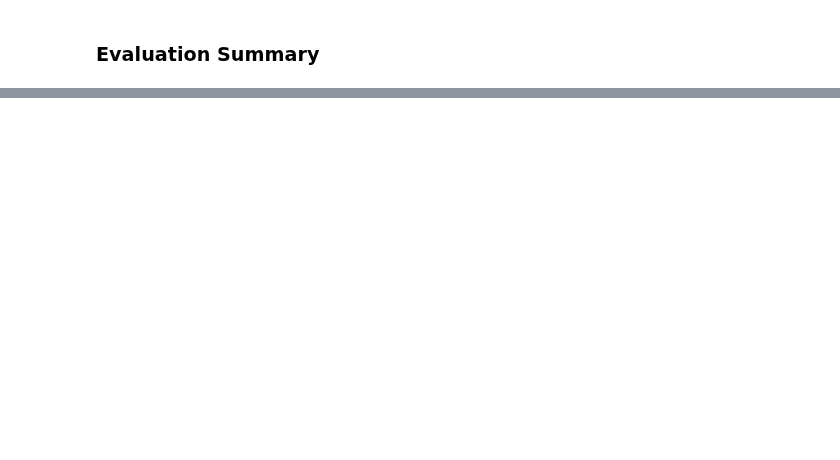
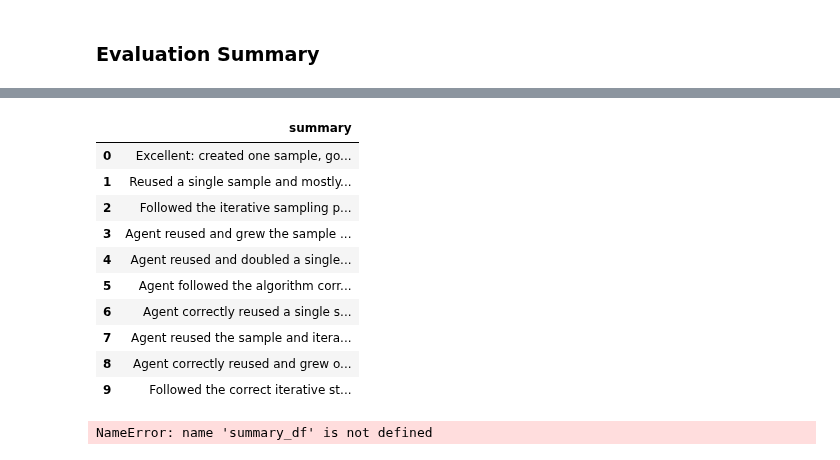
Before and after one commit to nerdai/llm-agents-from-scratch, a Jupyter notebook: capstone/capstone_1_ch05.ipynb, the cells around one changed output, grey strips where cells are left out. Drawn from its saved outputs; the diff is of its cells as text; code cells hidden in the pictures; blank space fills up the shorter version.

```diff
--- a/capstone/capstone_1_ch05.ipynb
+++ b/capstone/capstone_1_ch05.ipynb
@@ -608,0 +659,18 @@ evals_df.style.apply(
+# %%
+summary_df
+# %% [output]
+|  | summary |
+| 0 | Excellent: created one sample, go... |
+| 1 | Reused a single sample and mostly... |
+| 2 | Followed the iterative sampling p... |
+| 3 | Agent reused and grew the sample ... |
+| 4 | Agent reused and doubled a single... |
+| 5 | Agent followed the algorithm corr... |
+| 6 | Agent correctly reused a single s... |
+| 7 | Agent reused the sample and itera... |
+| 8 | Agent correctly reused and grew o... |
+| 9 | Followed the correct iterative st... |
+# %%
+summary_df.to_json("summary_df.json")
+# %% [output]
+NameError: name 'summary_df' is not defined
```
Also changed, not shown: parts of 20 cells of this notebook.
